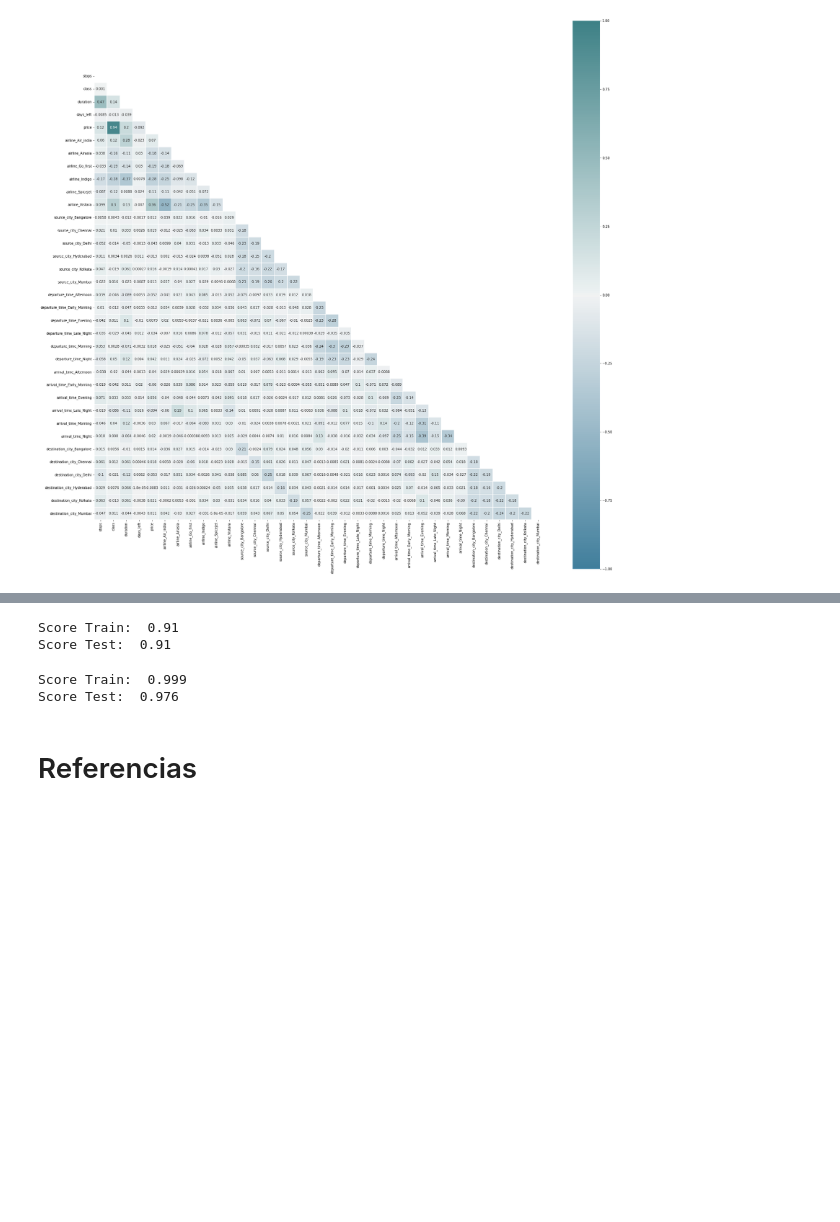
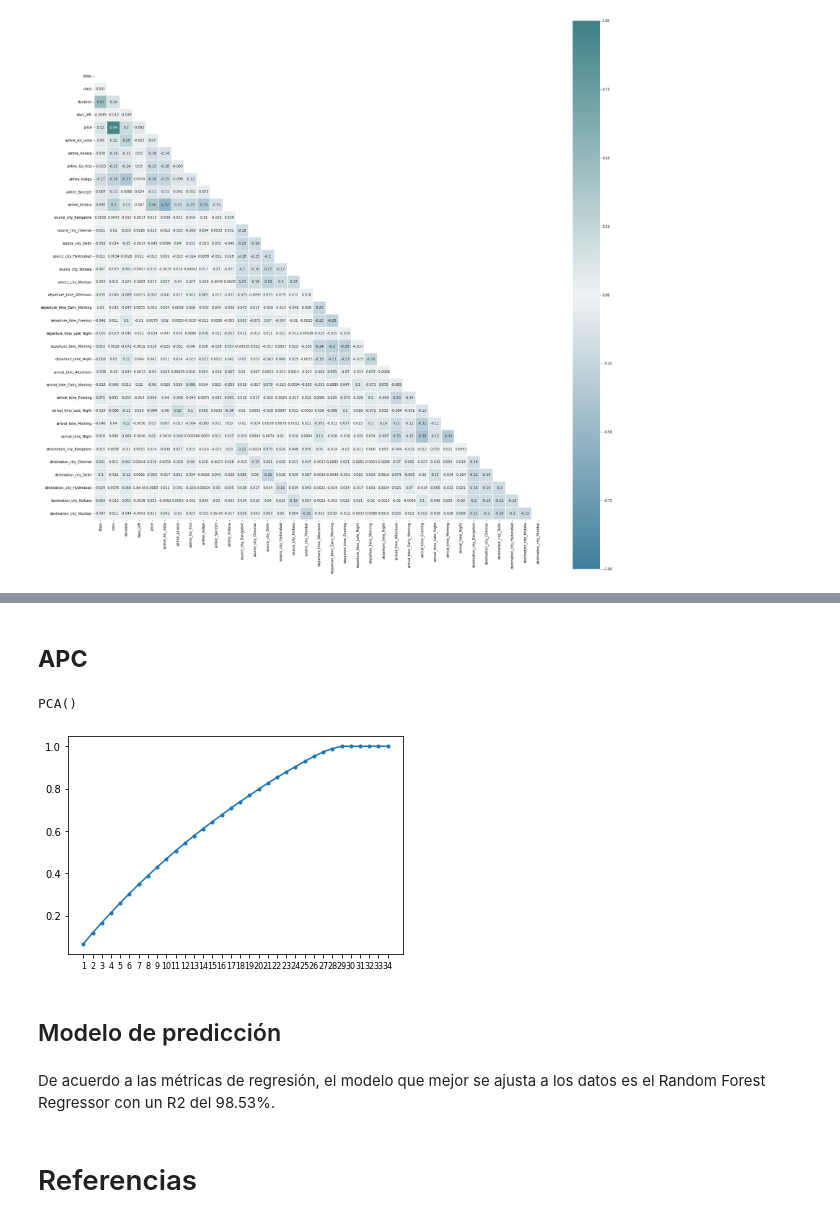
Before and after one commit to alejagaco/Predicci-n-Precios-Vuelos, a Jupyter notebook: Prediccion_PreciosVuelos.ipynb, the cells around one changed output, grey strips where cells are left out. Saved outputs shown, nothing was run; the diff lists cells and outputs as text; code cells hidden in the pictures; blank space fills up the shorter version.

```diff
--- a/Prediccion_PreciosVuelos.ipynb
+++ b/Prediccion_PreciosVuelos.ipynb
@@ -645,21 +761,45 @@ scaler = StandardScaler()
+# %% [markdown]
+## **APC**
+# %%
+# Escalar los datos
+scaler = StandardScaler()
+scaled_df = scaler.fit_transform(X)
+pca = PCA()
+pca.fit(scaled_df)
+# %% [output]
+PCA()
+# %%
+# Graficar la suma acumulativa del porcentaje de la varianza explicada por cada componente
+plt.plot(range(1,35),pca.explained_variance_ratio_.cumsum(),marker='.')
+plt.xticks(ticks=range(1,35),fontsize=8);
+fig1.tight_layout();
+plt.show()
+# %% [output]
+[figure, added]
 # %%
-modelo1 = LinearRegression()
-reg = make_pipeline(scaler,modelo1)
-reg.fit(X_train,y_train)
-print("Score Train: ",round(reg.score(X_train, y_train),3))
-print("Score Test: ",round(reg.score(X_test, y_test),3))
+#transformer = make_pipeline(StandardScaler(), PCA(n_components=29))
+#modelo3 = RandomForestRegressor(n_estimators=100, random_state=42)
+# Create a modeling pipeline
+#rf_pipe = make_pipeline(transformer, modelo3)
+#rf_pipe.fit(X_train, y_train)
+#print("Score Train: ",round(rf_pipe.score(X_train, y_train),3))
+#print("Score Test: ",round(rf_pipe.score(X_test, y_test),3))
+
+# Tardó 24 min en correr
-# %% [output]
-Score Train:  0.91
-Score Test:  0.91
 # %%
-modelo2 = DecisionTreeRegressor()
-dt= make_pipeline(scaler,modelo2)
-dt.fit(X_train,y_train)
-print("Score Train: ",round(dt.score(X_train, y_train),3))
-print("Score Test: ",round(dt.score(X_test, y_test),3))
+#transformer = make_pipeline(StandardScaler(), PCA(n_components=0.95))
+#modelo3 = RandomForestRegressor(n_estimators=100, random_state=42)
+# Create a modeling pipeline
+#rf_pipe = make_pipeline(transformer, modelo3)
+#rf_pipe.fit(X_train, y_train)
+#print("Score Train: ",round(rf_pipe.score(X_train, y_train),3))
+#print("Score Test: ",round(rf_pipe.score(X_test, y_test),3))
+
+# Trado 21 min en correr
-# %% [output]
-Score Train:  0.999
-Score Test:  0.976
+# %% [markdown]
+## Modelo de predicción
+# %% [markdown]
+De acuerdo a las métricas de regresión, el modelo que mejor se ajusta a los datos es el Random Forest Regressor con un R2 del 98.53%.
 # %% [markdown]
 # Referencias
 # %% [markdown]
```
Also changed, not shown: parts of 9 cells of this notebook.
